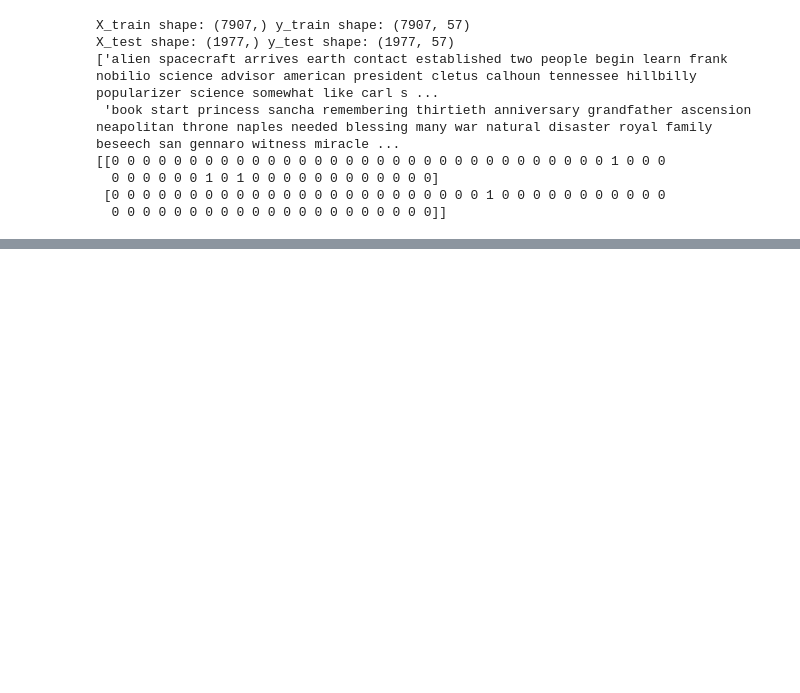
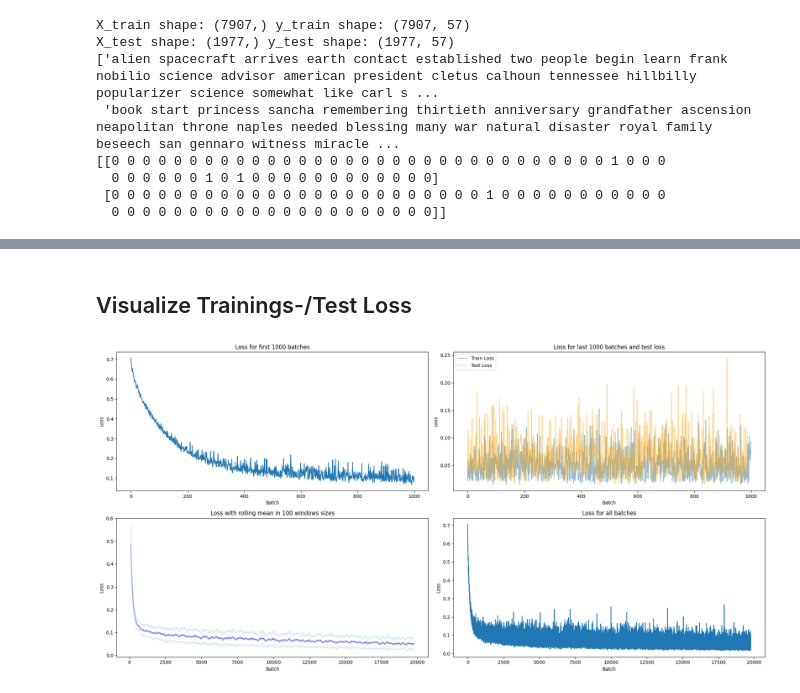
Before and after one commit to 7ben18/fhnw-npr-Natural-Language-Processing, a Jupyter notebook: mini-challenge1/npr-minichallenge1-yannic-ben.ipynb, the cells around one changed output, grey strips where cells are left out. Drawn from its saved outputs; the diff is of its cells as text; code cells hidden in the pictures; blank space fills up the shorter version.

```diff
--- a/mini-challenge1/npr-minichallenge1-yannic-ben.ipynb
+++ b/mini-challenge1/npr-minichallenge1-yannic-ben.ipynb
@@ -889,0 +1140,36 @@ You should probably TRAIN this model on a down-stream task to be able to use it
+# %% [markdown]
+## Visualize Trainings-/Test Loss
+# %%
+# Create 4 subplots in one figure for the list_loss visualization
+fig, axes = plt.subplots(2, 2, figsize=(20, 10))
+axes[0, 0].plot(loss_list[:1000])
+axes[0, 0].set_title('Loss for first 1000 batches')
+axes[0, 0].set_xlabel('Batch')
+axes[0, 0].set_ylabel('Loss')
+
+# plot for the last 1000 batches
+axes[0, 1].plot(loss_list[-1000:], alpha = 0.5)
+axes[0, 1].plot(test_loss_list, color = "orange", alpha = 0.5)
+axes[0, 1].legend(['Train Loss', 'Test Loss'])
+axes[0, 1].set_title('Loss for last 1000 batches and test loss')
+axes[0, 1].set_xlabel('Batch')
+axes[0, 1].set_ylabel('Loss')
+
+# plot with rolling mean plus std in 100 windows sizes
+axes[1, 0].plot(pd.Series(loss_list).rolling(100).mean(), color = 'blue', alpha=0.5)
+axes[1, 0].plot(pd.Series(loss_list).rolling(100).mean() + pd.Series(loss_list).rolling(100).std(), color='lightblue', alpha=0.5)
+axes[1, 0].plot(pd.Series(loss_list).rolling(100).mean() - pd.Series(loss_list).rolling(100).std(), color='lightblue', alpha=0.5)
+axes[1, 0].set_title('Loss with rolling mean in 100 windows sizes')
+axes[1, 0].set_xlabel('Batch')
+axes[1, 0].set_ylabel('Loss')
+
+# plot everything
+axes[1, 1].plot(loss_list)
+axes[1, 1].set_title('Loss for all batches')
+axes[1, 1].set_xlabel('Batch')
+axes[1, 1].set_ylabel('Loss')
+
+plt.tight_layout()
+plt.show()
+# %% [output]
+[figure, added]
```
Also changed, not shown: parts of 25 cells of this notebook, 1 other file.
